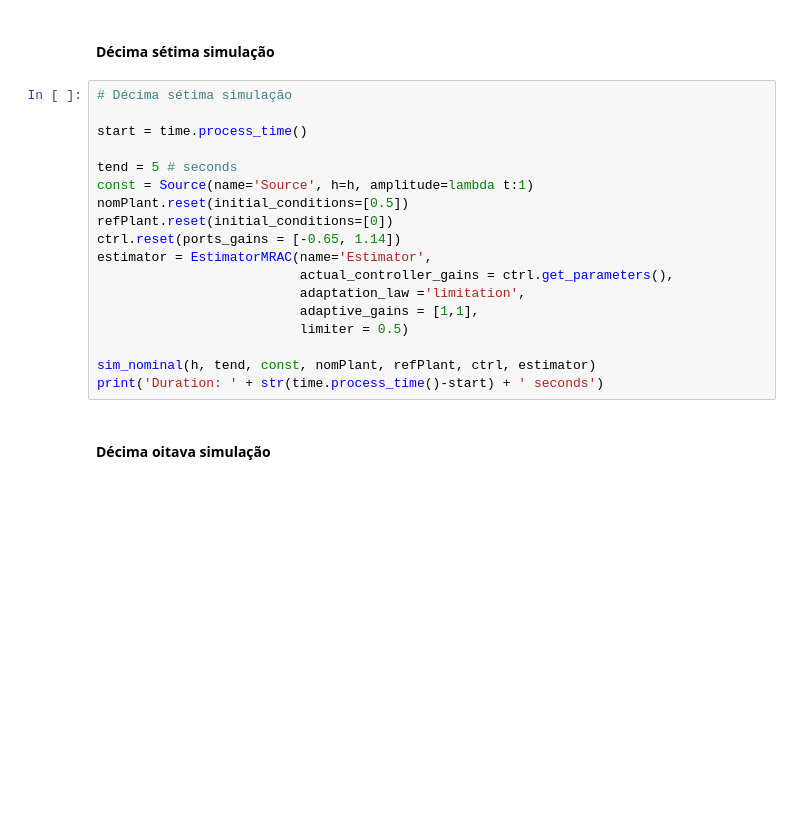
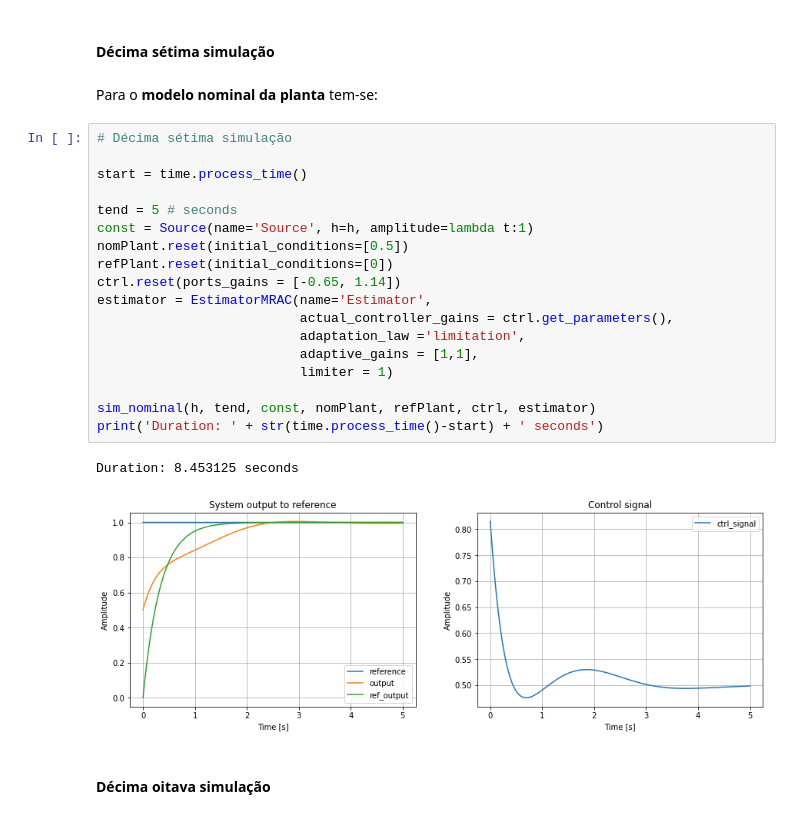
Before and after one commit to Lwao/simulations-in-robust-adaptive-control, a Jupyter notebook: Simulações em Controle Adaptativo Robusto.ipynb, the cells around one changed output. Cells and saved outputs as stored; diff of their text form; blank space fills up the shorter version.

```diff
--- a/Simulações em Controle Adaptativo Robusto.ipynb
+++ b/Simulações em Controle Adaptativo Robusto.ipynb
@@ -1190,22 +1329,27 @@ print('Duration: ' + str(time.process_time()-start) + ' seconds')
 # %% [markdown]
 #### Décima sétima simulação
+# %% [markdown]
+Para o **modelo nominal da planta** tem-se:
 # %%
 # Décima sétima simulação
 
 start = time.process_time()
 
 tend = 5 # seconds
 const = Source(name='Source', h=h, amplitude=lambda t:1)
 nomPlant.reset(initial_conditions=[0.5])
 refPlant.reset(initial_conditions=[0])
 ctrl.reset(ports_gains = [-0.65, 1.14])
 estimator = EstimatorMRAC(name='Estimator',
                           actual_controller_gains = ctrl.get_parameters(),
                           adaptation_law ='limitation',
                           adaptive_gains = [1,1],
-                          limiter = 0.5)
+                          limiter = 1)
 
 sim_nominal(h, tend, const, nomPlant, refPlant, ctrl, estimator)
 print('Duration: ' + str(time.process_time()-start) + ' seconds')
+# %% [output]
+Duration: 8.453125 seconds
+[figure, added]
 # %% [markdown]
 #### Décima oitava simulação
```
Also changed, not shown: parts of 74 cells of this notebook.
